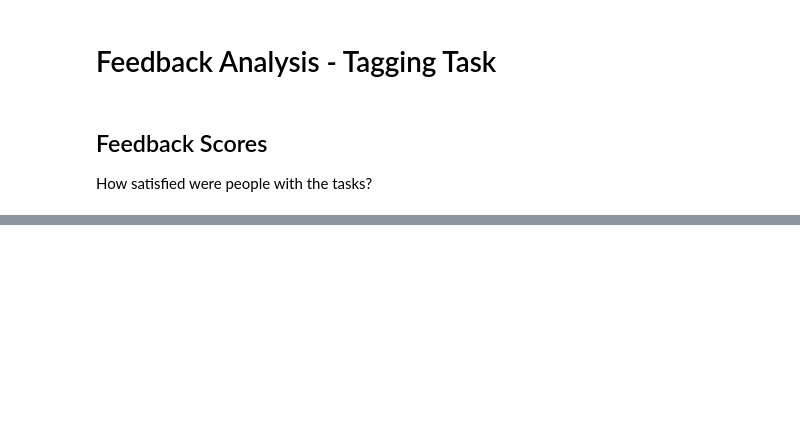
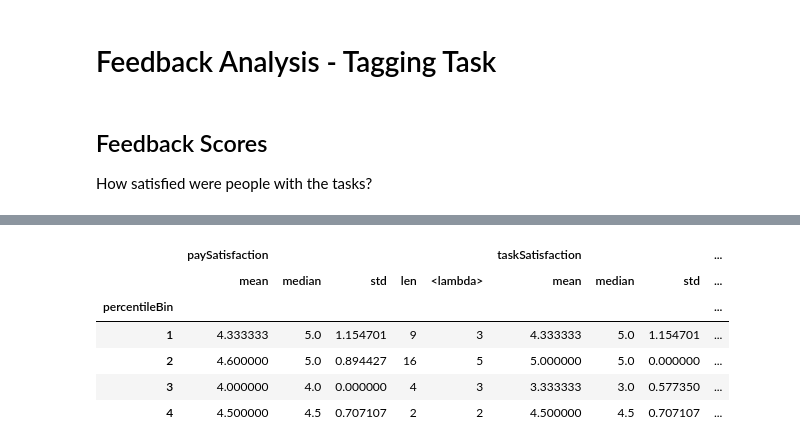
Before and after one commit to organisciak/dissertation, a Jupyter notebook: analysis/Tagging Analysis - Feedback.ipynb, the cells around one changed output, grey strips where cells are left out. Saved outputs shown, nothing was run; the diff lists cells and outputs as text; code cells hidden in the pictures; blank space fills up the shorter version.

```diff
--- a/analysis/Tagging Analysis - Feedback.ipynb
+++ b/analysis/Tagging Analysis - Feedback.ipynb
@@ -69,0 +91,13 @@ a.groupby('hit_id').count('timeSpent')
+# %%
+byRank['percentileBin'] = byRank['percentile'].apply(lambda x: 1+np.floor_divide(x,0.25))
+byRank[['percentileBin', 'paySatisfaction', 'taskSatisfaction']] \
+  .groupby('percentileBin') \
+  .agg([np.mean, np.median, np.std, len, (lambda x: np.count_nonzero(~np.isnan(x)))])
+# %% [output]
+|  | paySatisfaction |  |  |  |  | taskSatisfaction |  |  | ... |
+|  | mean | median | std | len | <lambda> | mean | median | std | ... |
+| percentileBin |  |  |  |  |  |  |  |  | ... |
+| 1 | 4.333333 | 5.0 | 1.154701 | 9 | 3 | 4.333333 | 5.0 | 1.154701 | ... |
+| 2 | 4.600000 | 5.0 | 0.894427 | 16 | 5 | 5.000000 | 5.0 | 0.000000 | ... |
+| 3 | 4.000000 | 4.0 | 0.000000 | 4 | 3 | 3.333333 | 3.0 | 0.577350 | ... |
+| 4 | 4.500000 | 4.5 | 0.707107 | 2 | 2 | 4.500000 | 4.5 | 0.707107 | ... |
```
Also changed, not shown: parts of 10 cells of this notebook, 11 other files.
